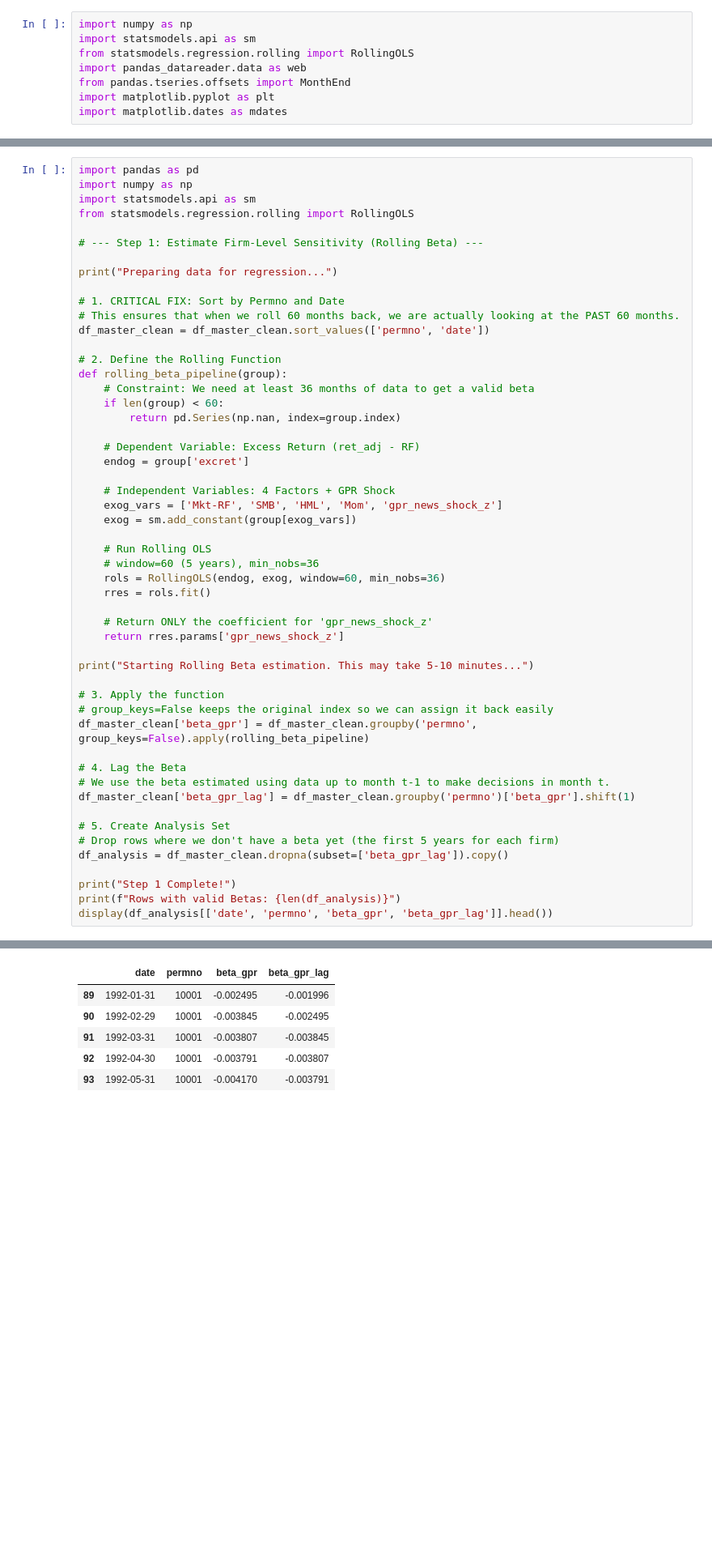
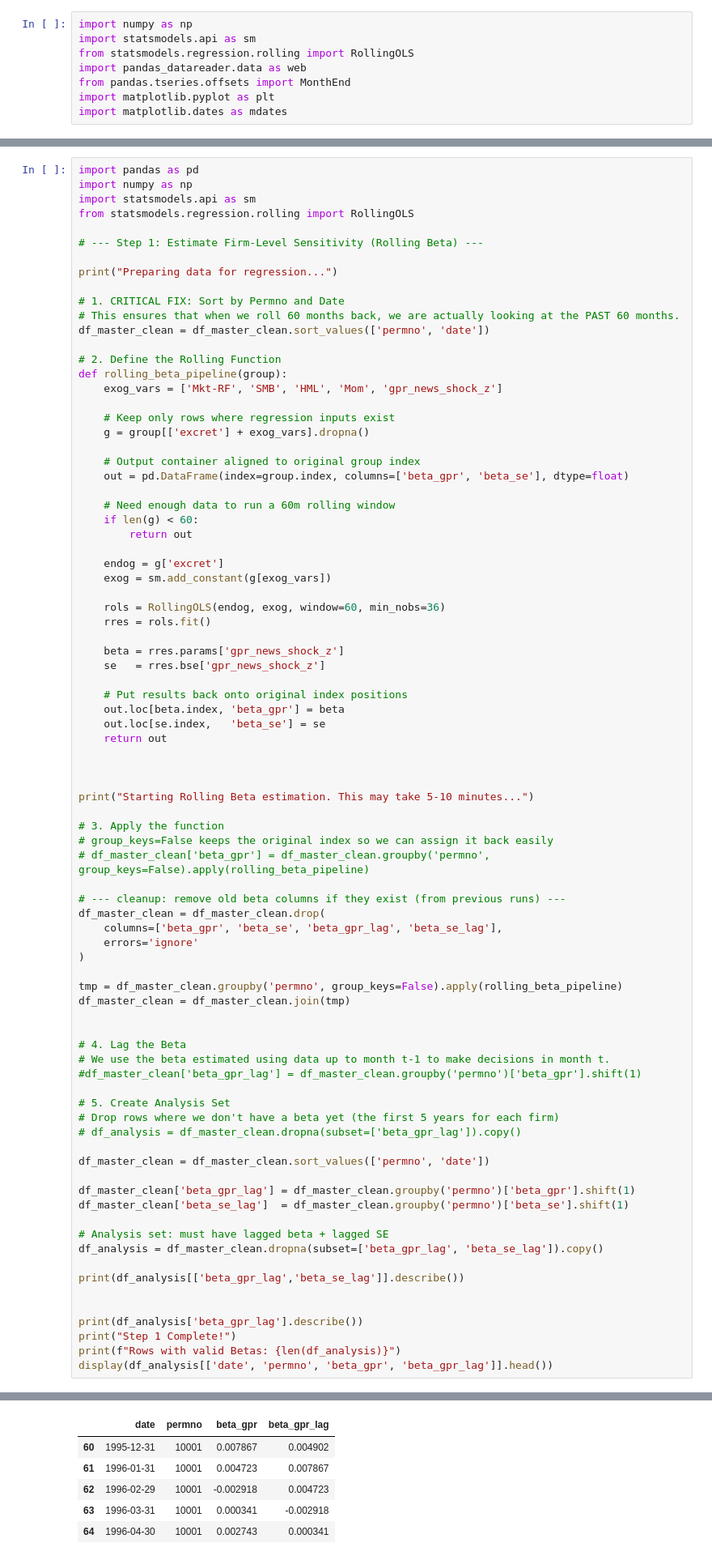
Before and after one commit to siddharthyashkukreja-cloud/Hedging_GeoPolRisk, a Jupyter notebook: researchProject.ipynb, the cells around one changed output, grey strips where cells are left out. Shown at 81% size. Saved outputs shown, nothing was run; the diff lists cells and outputs as text; blank space fills up the shorter version.

```diff
--- a/researchProject.ipynb
+++ b/researchProject.ipynb
@@ -201,39 +256,70 @@ df_master_clean = df_master_clean.sort_values(['permno', 'date'])
 
 # 2. Define the Rolling Function
 def rolling_beta_pipeline(group):
-    # Constraint: We need at least 36 months of data to get a valid beta
-    if len(group) < 60:
-        return pd.Series(np.nan, index=group.index)
+    exog_vars = ['Mkt-RF', 'SMB', 'HML', 'Mom', 'gpr_news_shock_z']
 
-    # Dependent Variable: Excess Return (ret_adj - RF)
-    endog = group['excret']
+    # Keep only rows where regression inputs exist
+    g = group[['excret'] + exog_vars].dropna()
 
-    # Independent Variables: 4 Factors + GPR Shock
-    exog_vars = ['Mkt-RF', 'SMB', 'HML', 'Mom', 'gpr_news_shock_z']
-    exog = sm.add_constant(group[exog_vars])
+    # Output container aligned to original group index
+    out = pd.DataFrame(index=group.index, columns=['beta_gpr', 'beta_se'], dtype=float)
 
-    # Run Rolling OLS
-    # window=60 (5 years), min_nobs=36
+    # Need enough data to run a 60m rolling window
+    if len(g) < 60:
+        return out
+
+    endog = g['excret']
+    exog = sm.add_constant(g[exog_vars])
+
     rols = RollingOLS(endog, exog, window=60, min_nobs=36)
     rres = rols.fit()
 
-    # Return ONLY the coefficient for 'gpr_news_shock_z'
-    return rres.params['gpr_news_shock_z']
+    beta = rres.params['gpr_news_shock_z']
+    se   = rres.bse['gpr_news_shock_z']
+
+    # Put results back onto original index positions
+    out.loc[beta.index, 'beta_gpr'] = beta
+    out.loc[se.index,   'beta_se'] = se
+    return out
+
+
 
 print("Starting Rolling Beta estimation. This may take 5-10 minutes...")
 
 # 3. Apply the function
 # group_keys=False keeps the original index so we can assign it back easily
-df_master_clean['beta_gpr'] = df_master_clean.groupby('permno', group_keys=False).apply(rolling_beta_pipeline)
+# df_master_clean['beta_gpr'] = df_master_clean.groupby('permno', group_keys=False).apply(rolling_beta_pipeline)
+
+# --- cleanup: remove old beta columns if they exist (from previous runs) ---
+df_master_clean = df_master_clean.drop(
+    columns=['beta_gpr', 'beta_se', 'beta_gpr_lag', 'beta_se_lag'],
+    errors='ignore'
+)
+
+tmp = df_master_clean.groupby('permno', group_keys=False).apply(rolling_beta_pipeline)
+df_master_clean = df_master_clean.join(tmp)
+
 
 # 4. Lag the Beta
 # We use the beta estimated using data up to month t-1 to make decisions in month t.
-df_master_clean['beta_gpr_lag'] = df_master_clean.groupby('permno')['beta_gpr'].shift(1)
+#df_master_clean['beta_gpr_lag'] = df_master_clean.groupby('permno')['beta_gpr'].shift(1)
 
 # 5. Create Analysis Set
 # Drop rows where we don't have a beta yet (the first 5 years for each firm)
-df_analysis = df_master_clean.dropna(subset=['beta_gpr_lag']).copy()
+# df_analysis = df_master_clean.dropna(subset=['beta_gpr_lag']).copy()
 
+df_master_clean = df_master_clean.sort_values(['permno', 'date'])
+
+df_master_clean['beta_gpr_lag'] = df_master_clean.groupby('permno')['beta_gpr'].shift(1)
+df_master_clean['beta_se_lag']  = df_master_clean.groupby('permno')['beta_se'].shift(1)
+
+# Analysis set: must have lagged beta + lagged SE
+df_analysis = df_master_clean.dropna(subset=['beta_gpr_lag', 'beta_se_lag']).copy()
+
+print(df_analysis[['beta_gpr_lag','beta_se_lag']].describe())
+
+
+print(df_analysis['beta_gpr_lag'].describe())
 print("Step 1 Complete!")
 print(f"Rows with valid Betas: {len(df_analysis)}")
 display(df_analysis[['date', 'permno', 'beta_gpr', 'beta_gpr_lag']].head())
@@ -245,6 +349,6 @@ Rows with valid Betas: 1333360
 |  | date | permno | beta_gpr | beta_gpr_lag |
-| 89 | 1992-01-31 | 10001 | -0.002495 | -0.001996 |
-| 90 | 1992-02-29 | 10001 | -0.003845 | -0.002495 |
-| 91 | 1992-03-31 | 10001 | -0.003807 | -0.003845 |
-| 92 | 1992-04-30 | 10001 | -0.003791 | -0.003807 |
-| 93 | 1992-05-31 | 10001 | -0.004170 | -0.003791 |
+| 60 | 1995-12-31 | 10001 | 0.007867 | 0.004902 |
+| 61 | 1996-01-31 | 10001 | 0.004723 | 0.007867 |
+| 62 | 1996-02-29 | 10001 | -0.002918 | 0.004723 |
+| 63 | 1996-03-31 | 10001 | 0.000341 | -0.002918 |
+| 64 | 1996-04-30 | 10001 | 0.002743 | 0.000341 |
```
Also changed, not shown: parts of 8 cells of this notebook.
